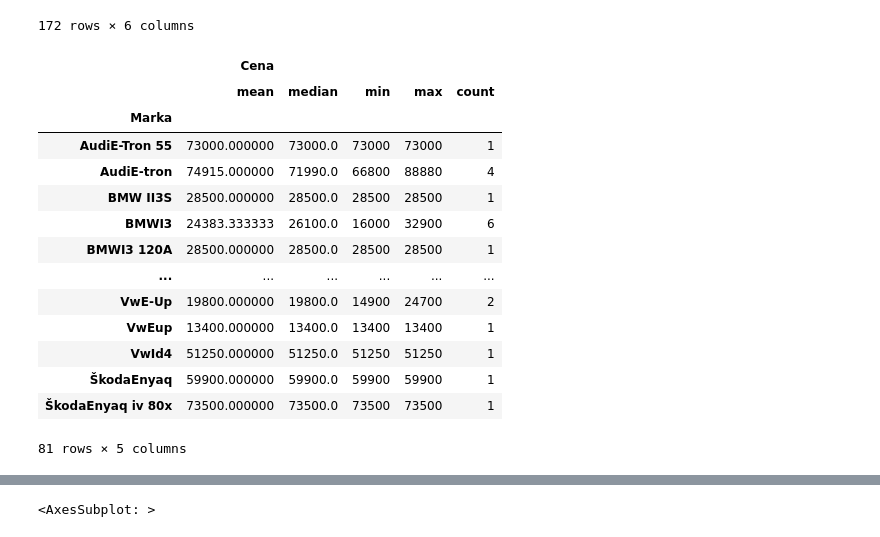
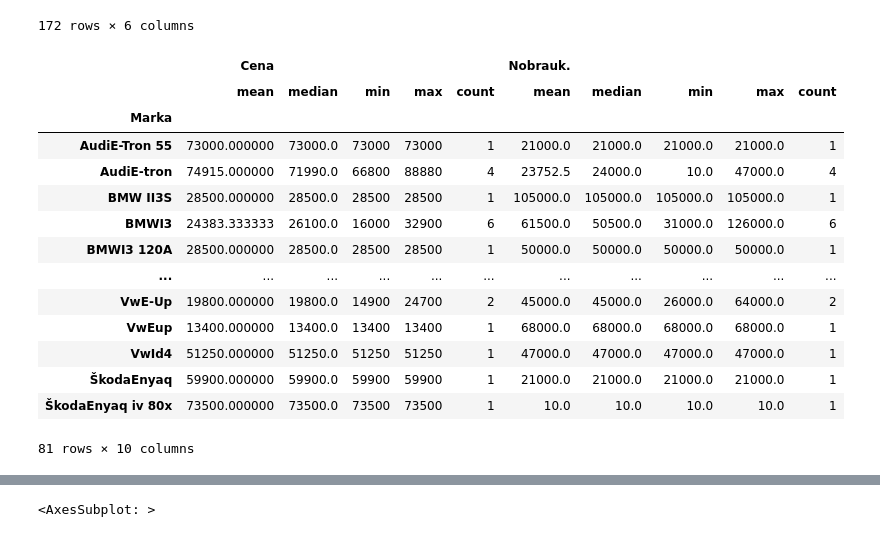
Before and after one commit to evijakk/0609, a Jupyter notebook: 24_10_homework_cars_ss.ipynb, the cells around one changed output, grey strips where cells are left out. Cells and saved outputs as stored; diff of their text form; code cells hidden in the pictures.

```diff
--- a/24_10_homework_cars_ss.ipynb
+++ b/24_10_homework_cars_ss.ipynb
@@ -199,6 +199,7 @@ Cena            int64
 dtype: object
 # %%
 df['Nobrauk.'] = df['Nobrauk.'].replace(" tūkst.","000", regex=True)
+df['Nobrauk.'] = df['Nobrauk.'].replace("-","0", regex=True)
 df
 # %% [output]
 |  | description | url | Marka | Gads | Nobrauk. | Cena |
@@ -215,24 +216,26 @@ df
 | 21 | Hyundai ioniq electric premium ko... | https://ss.com/msg/lv/transport/c... | HyundaiIoniq | 2021 | 2.4000 | 34000 |
 172 rows × 6 columns
 # %%
-#df["Nobrauk."] = pd.to_numeric(df["Nobrauk."]) - šeit varētu mēģināt atrast kā ignorēt tos datus, kur ir "-", nedzēšot ārā
+df["Nobrauk."] = pd.to_numeric(df["Nobrauk."]) # šeit varētu mēģināt atrast kā ignorēt tos datus, kur ir "-", nedzēšot ārā
 # %%
 #df2 = df.groupby('Marka').sum()
-df2 = df.groupby('Marka').agg({'Cena':['mean','median','min','max','count']})
+#df2 = df.groupby('Marka').agg({'Cena':['mean','median','min','max','count']}).agg({"Nobrauk.":['mean','median','min','max','count']})
+df2 = df.groupby('Marka').agg({'Cena':['mean','median','min','max','count'],'Nobrauk.':['mean','median','min','max','count']})
+
 df2
 # %% [output]
-|  | Cena |  |  |  |  |
-|  | mean | median | min | max | count |
-| Marka |  |  |  |  |  |
-| AudiE-Tron 55 | 73000.000000 | 73000.0 | 73000 | 73000 | 1 |
-| AudiE-tron | 74915.000000 | 71990.0 | 66800 | 88880 | 4 |
-| BMW II3S | 28500.000000 | 28500.0 | 28500 | 28500 | 1 |
-| BMWI3 | 24383.333333 | 26100.0 | 16000 | 32900 | 6 |
-| BMWI3 120A | 28500.000000 | 28500.0 | 28500 | 28500 | 1 |
-| ... | ... | ... | ... | ... | ... |
-| VwE-Up | 19800.000000 | 19800.0 | 14900 | 24700 | 2 |
-| VwEup | 13400.000000 | 13400.0 | 13400 | 13400 | 1 |
-| VwId4 | 51250.000000 | 51250.0 | 51250 | 51250 | 1 |
-| ŠkodaEnyaq | 59900.000000 | 59900.0 | 59900 | 59900 | 1 |
-| ŠkodaEnyaq iv 80x | 73500.000000 | 73500.0 | 73500 | 73500 | 1 |
+|  | Cena |  |  |  |  | Nobrauk. |  |  |  |  |
+|  | mean | median | min | max | count | mean | median | min | max | count |
+| Marka |  |  |  |  |  |  |  |  |  |  |
+| AudiE-Tron 55 | 73000.000000 | 73000.0 | 73000 | 73000 | 1 | 21000.0 | 21000.0 | 21000.0 | 21000.0 | 1 |
+| AudiE-tron | 74915.000000 | 71990.0 | 66800 | 88880 | 4 | 23752.5 | 24000.0 | 10.0 | 47000.0 | 4 |
+| BMW II3S | 28500.000000 | 28500.0 | 28500 | 28500 | 1 | 105000.0 | 105000.0 | 105000.0 | 105000.0 | 1 |
+| BMWI3 | 24383.333333 | 26100.0 | 16000 | 32900 | 6 | 61500.0 | 50500.0 | 31000.0 | 126000.0 | 6 |
+| BMWI3 120A | 28500.000000 | 28500.0 | 28500 | 28500 | 1 | 50000.0 | 50000.0 | 50000.0 | 50000.0 | 1 |
+| ... | ... | ... | ... | ... | ... | ... | ... | ... | ... | ... |
+| VwE-Up | 19800.000000 | 19800.0 | 14900 | 24700 | 2 | 45000.0 | 45000.0 | 26000.0 | 64000.0 | 2 |
+| VwEup | 13400.000000 | 13400.0 | 13400 | 13400 | 1 | 68000.0 | 68000.0 | 68000.0 | 68000.0 | 1 |
+| VwId4 | 51250.000000 | 51250.0 | 51250 | 51250 | 1 | 47000.0 | 47000.0 | 47000.0 | 47000.0 | 1 |
+| ŠkodaEnyaq | 59900.000000 | 59900.0 | 59900 | 59900 | 1 | 21000.0 | 21000.0 | 21000.0 | 21000.0 | 1 |
+| ŠkodaEnyaq iv 80x | 73500.000000 | 73500.0 | 73500 | 73500 | 1 | 10.0 | 10.0 | 10.0 | 10.0 | 1 |
-81 rows × 5 columns
+81 rows × 10 columns
```
Also changed, not shown: parts of 3 cells of this notebook.
